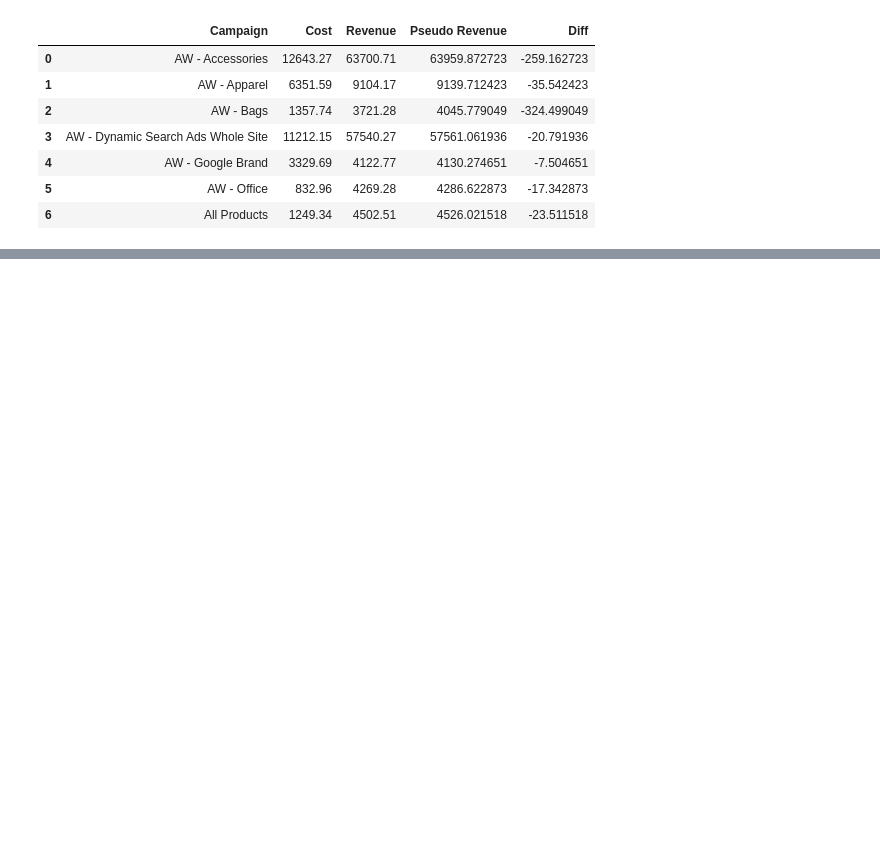
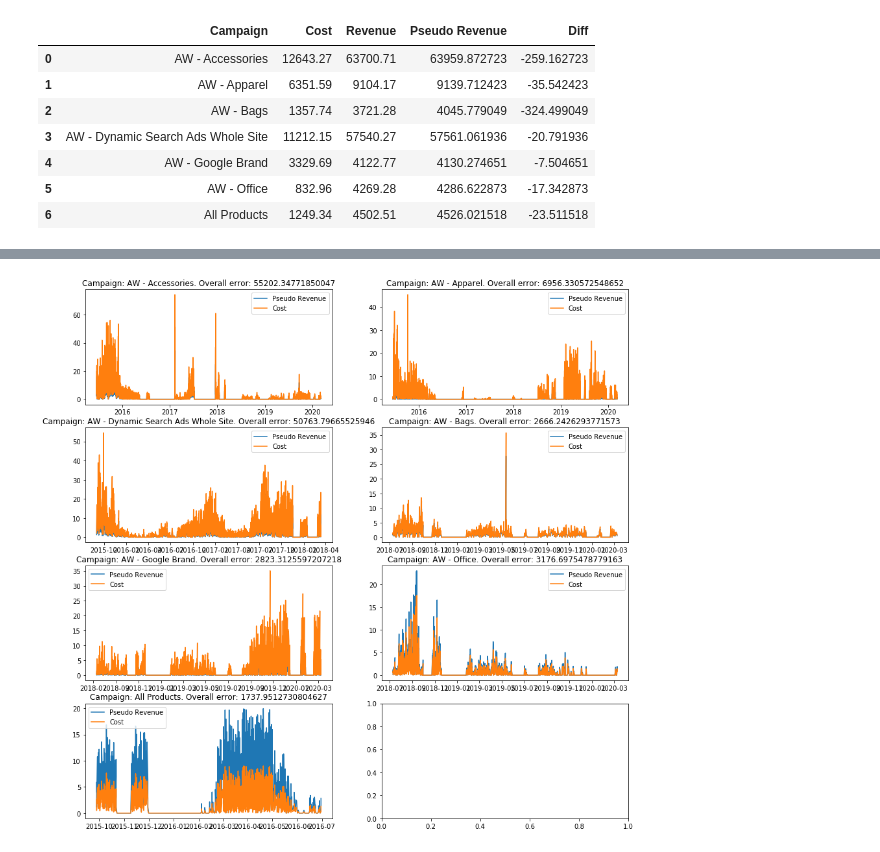
Before and after one commit to Morphl-AI/Ecommerce-Marketing-Spend-Optimization, a Jupyter notebook: Notebooks/3. Budget allocation - pseudo-revenue - first-revenue assumption - baseline statistical model .ipynb, the cells around one changed output, grey strips where cells are left out. Saved outputs shown, nothing was run; the diff lists cells and outputs as text; code cells hidden in the pictures; blank space fills up the shorter version.

```diff
--- a/Notebooks/3. Budget allocation - pseudo-revenue - first-revenue assumption - baseline statistical model .ipynb
+++ b/Notebooks/3. Budget allocation - pseudo-revenue - first-revenue assumption - baseline statistical model .ipynb
@@ -302,0 +321,3 @@ All Products (451, 8)
+# %%
+LROverallError = getOverallError(LRFinalDf)
+display(LROverallError)
@@ -302,0 +333,4 @@ All Products (451, 8)
+# %%
+plotFinalResults(LRFinalDf, LROverallError)
+# %% [output]
+[figure, added]
```
Also changed, not shown: parts of 13 cells of this notebook.
